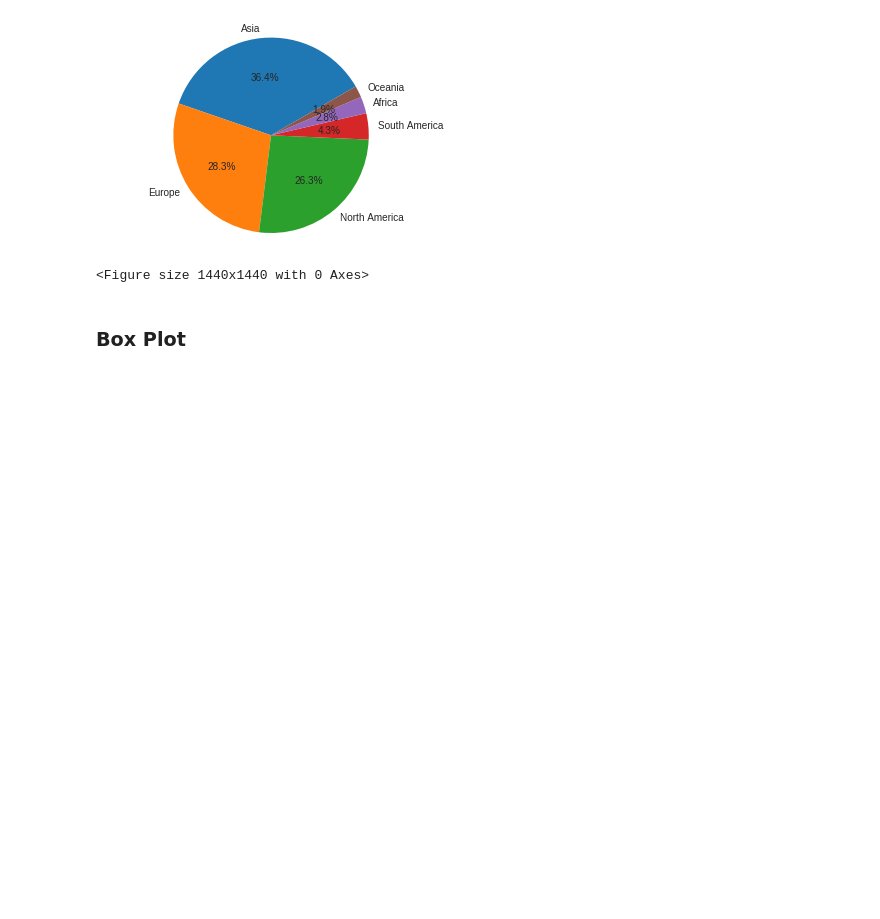
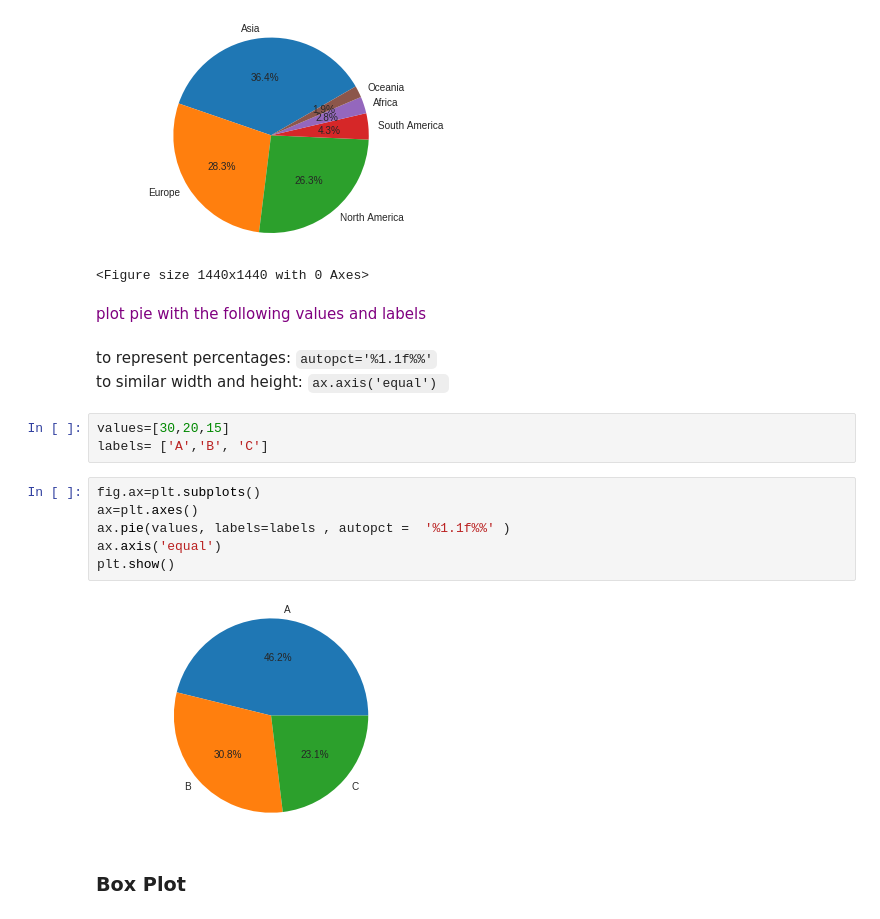
Before and after one commit to chezydan/pytopics, a Jupyter notebook: Visuals.ipynb, the cells around one changed output. Cells and saved outputs as stored; diff of their text form; blank space fills up the shorter version.

```diff
--- a/Visuals.ipynb
+++ b/Visuals.ipynb
@@ -477,6 +442,23 @@ plt.show()
 # %% [output]
 [figure]
 <Figure size 1440x1440 with 0 Axes>
+# %% [markdown]
+<p><span style='color:purple'> plot pie with the following values and labels </span>
+# %% [markdown]
+to represent percentages: `autopct='%1.1f%%'`
+<br>
+to similar width and height: `ax.axis('equal') `
+# %%
+values=[30,20,15]
+labels= ['A','B', 'C']
+# %%
+fig.ax=plt.subplots()
+ax=plt.axes()
+ax.pie(values, labels=labels , autopct =  '%1.1f%%' )
+ax.axis('equal')
+plt.show()
+# %% [output]
+[figure, added]
 # %% [markdown]
 <h3> Box Plot </h3>
 # %%
```
Also changed, not shown: parts of 27 cells of this notebook, 7 other files.
